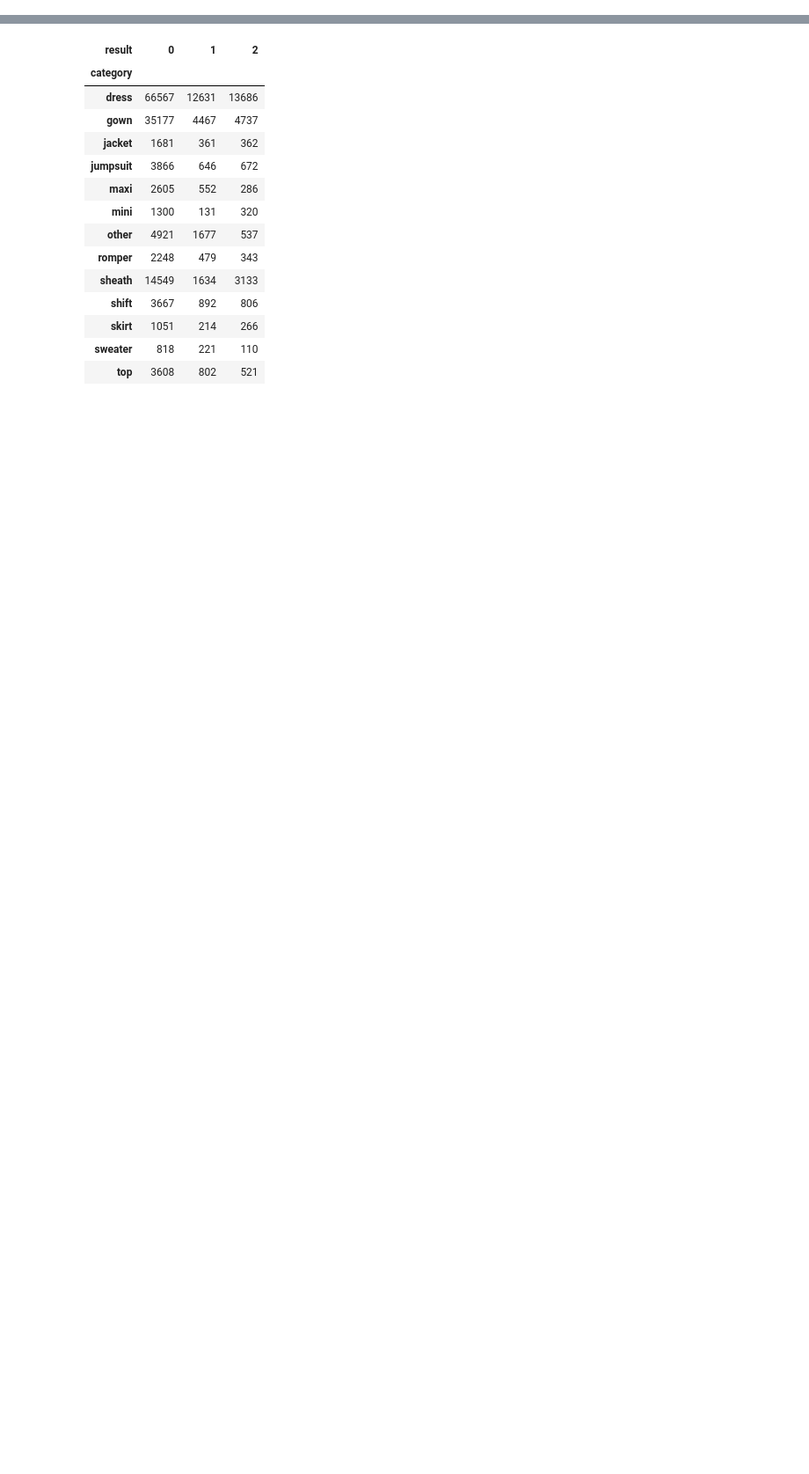
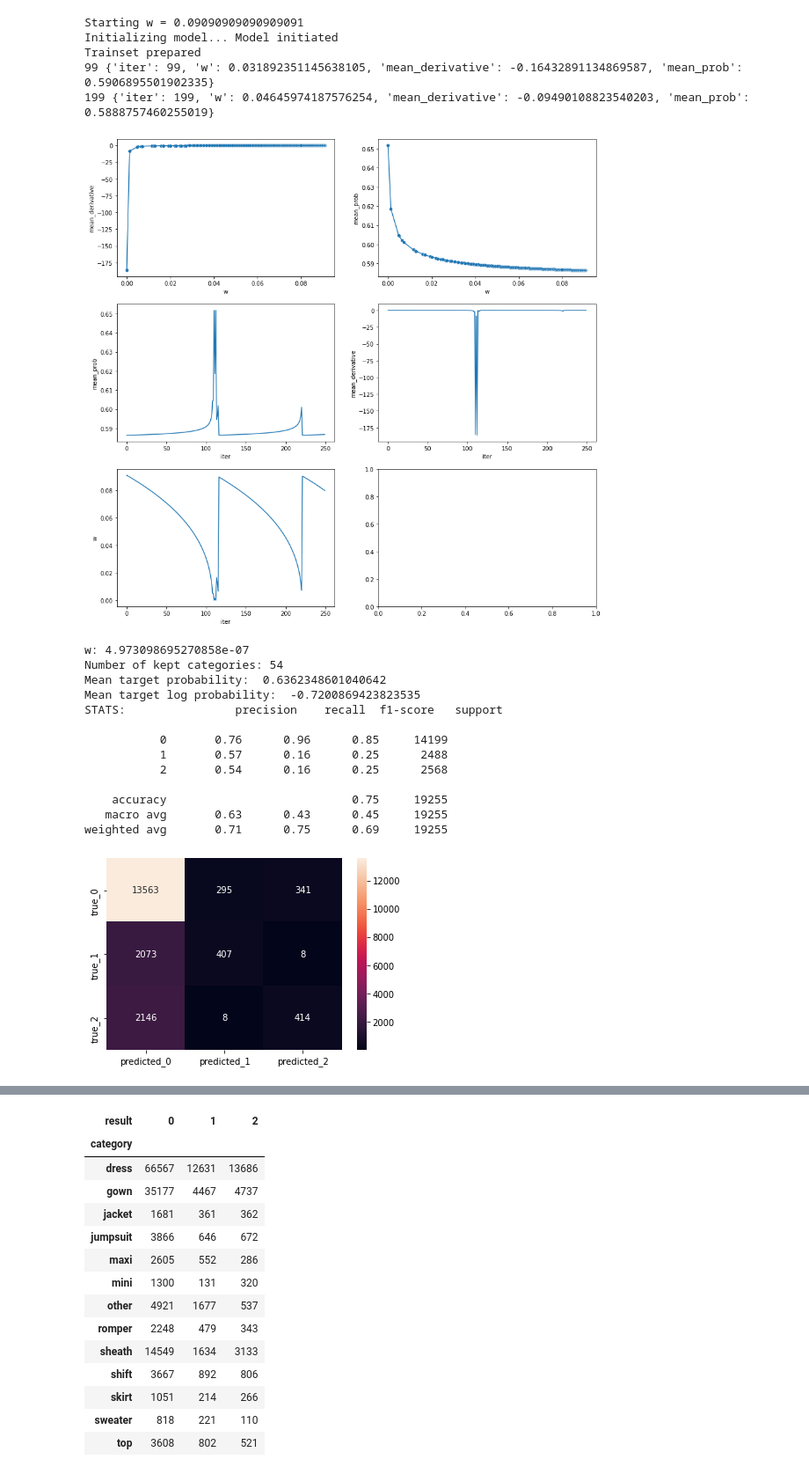
Before and after one commit to mfirgo/clothing_fit_licencjat, a Jupyter notebook: SimplifiedHierarchical.ipynb, the cells around one changed output, grey strips where cells are left out. Shown at 88% size. Saved outputs shown, nothing was run; the diff lists cells and outputs as text; code cells hidden in the pictures; blank space fills up the shorter version.

```diff
--- a/SimplifiedHierarchical.ipynb
+++ b/SimplifiedHierarchical.ipynb
@@ -199,0 +16,11 @@ dtype: int64
+# %%
+def show_learning_process(hs):
+    fig, axs = plt.subplots(nrows=3, ncols=2, figsize=(15,15))
+    sns.scatterplot(data=pd.DataFrame(hs.history), x="w", y="mean_derivative", ax=axs[0,0])#.set_xlim(left=0, right=0.2)
+    sns.lineplot(data=pd.DataFrame(hs.history), x="w", y="mean_derivative", ax=axs[0,0])
+    sns.lineplot(data=pd.DataFrame(hs.history), x="w", y="mean_prob", ax = axs[0,1])
+    sns.scatterplot(data=pd.DataFrame(hs.history), x="w", y="mean_prob", ax = axs[0,1])
+    sns.lineplot(data=pd.DataFrame(hs.history), x="iter", y="mean_prob", ax = axs[1,0])
+    sns.lineplot(data=pd.DataFrame(hs.history), x="iter", y="mean_derivative", ax=axs[1,1])
+    sns.lineplot(data=pd.DataFrame(hs.history), x="iter", y="w", ax=axs[2,0])
+    plt.show()
@@ -199,0 +59,6 @@ dtype: int64
+# %%
+def test_w(hs, test_df, w_values, stats_list):
+    for w in w_values:
+        hs.w = w
+        results = hs.predict(test_df)
+        stats_list.append(get_stats(hs, results))
@@ -199,0 +148,26 @@ dtype: int64
+# %%
+hs, results = experiment(train, test, treshold=10)
+show_learning_process(hs)
+show_stats(hs, results, all_stats)
+test_w(hs, test, w_values,w_tests_stats)
+# %% [output]
+Starting w = 0.09090909090909091
+Initializing model... Model initiated
+Trainset prepared
+99 {'iter': 99, 'w': 0.031892351145638105, 'mean_derivative': -0.16432891134869587, 'mean_prob': 0.5906895501902335}
+199 {'iter': 199, 'w': 0.04645974187576254, 'mean_derivative': -0.09490108823540203, 'mean_prob': 0.5888757460255019}
+[figure, added]
+w: 4.973098695270858e-07
+Number of kept categories: 54
+Mean target probability:  0.6362348601040642
+Mean target log probability:  -0.7200869423823535
+STATS:                precision    recall  f1-score   support
+
+           0       0.76      0.96      0.85     14199
+           1       0.57      0.16      0.25      2488
+           2       0.54      0.16      0.25      2568
+
+    accuracy                           0.75     19255
+   macro avg       0.63      0.43      0.45     19255
+weighted avg       0.71      0.75      0.69     19255
+[figure, added]
```
Also changed, not shown: parts of 46 cells of this notebook, 2 other files.
